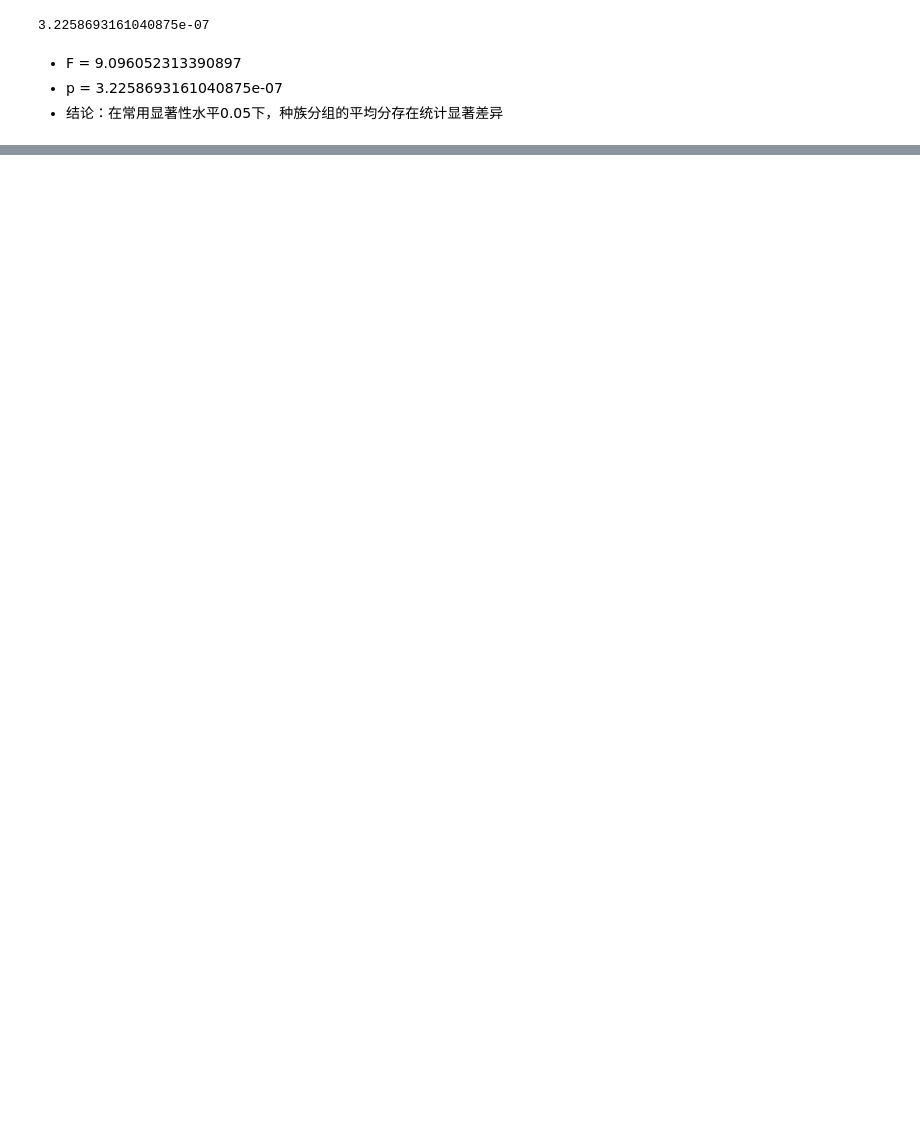
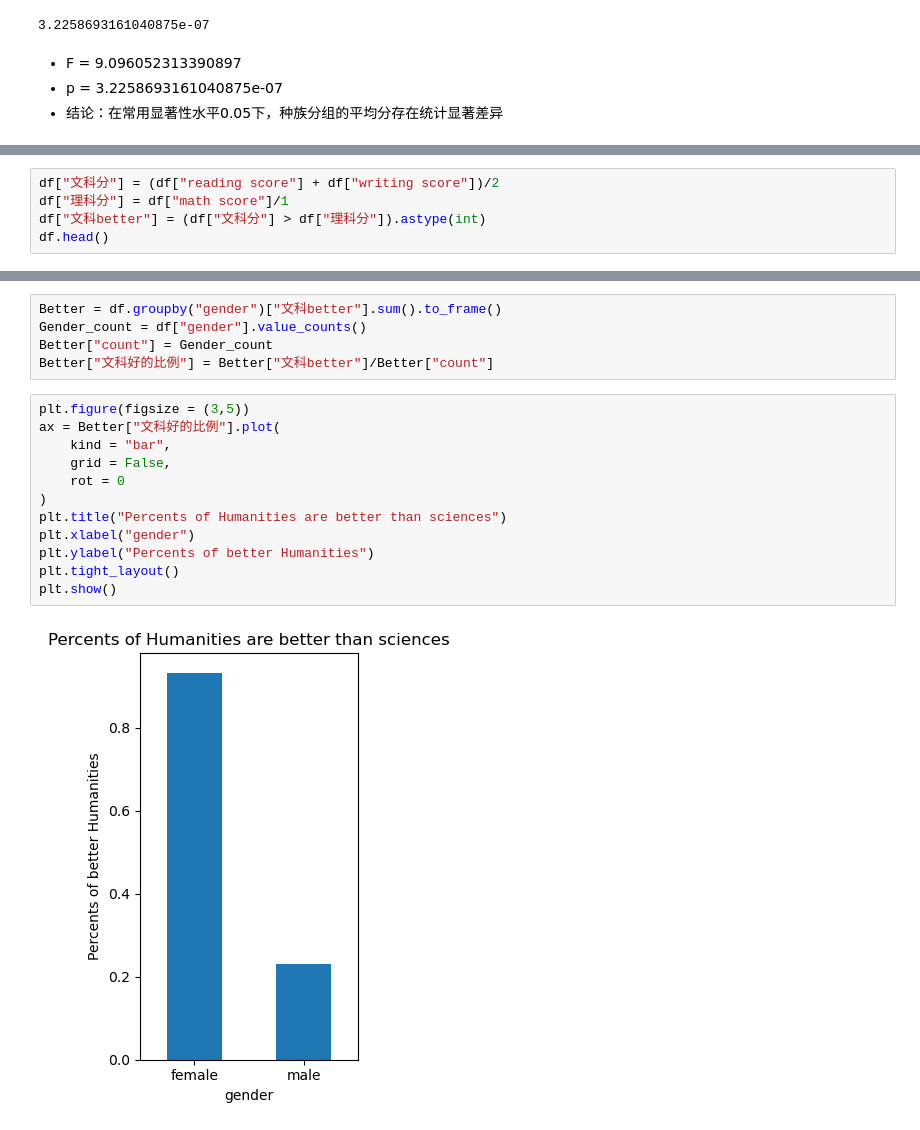
Before and after one commit to 537220y/data-science, a Jupyter notebook: project1/1.ipynb, the cells around one changed output, grey strips where cells are left out. Drawn from its saved outputs; the diff is of its cells as text; blank space fills up the shorter version.

```diff
--- a/project1/1.ipynb
+++ b/project1/1.ipynb
@@ -293,0 +351,5 @@ print(p)
+# %%
+df["文科分"] = (df["reading score"] + df["writing score"])/2
+df["理科分"] = df["math score"]/1
+df["文科better"] = (df["文科分"] > df["理科分"]).astype(int)
+df.head()
@@ -293,0 +363,19 @@ print(p)
+# %%
+Better = df.groupby("gender")["文科better"].sum().to_frame()
+Gender_count = df["gender"].value_counts()
+Better["count"] = Gender_count
+Better["文科好的比例"] = Better["文科better"]/Better["count"]
+# %%
+plt.figure(figsize = (3,5))
+ax = Better["文科好的比例"].plot(
+    kind = "bar",
+    grid = False,
+    rot = 0
+)
+plt.title("Percents of Humanities are better than sciences")
+plt.xlabel("gender")
+plt.ylabel("Percents of better Humanities")
+plt.tight_layout()
+plt.show()
+# %% [output]
+[figure, added]
```
Also changed, not shown: parts of 15 cells of this notebook.
